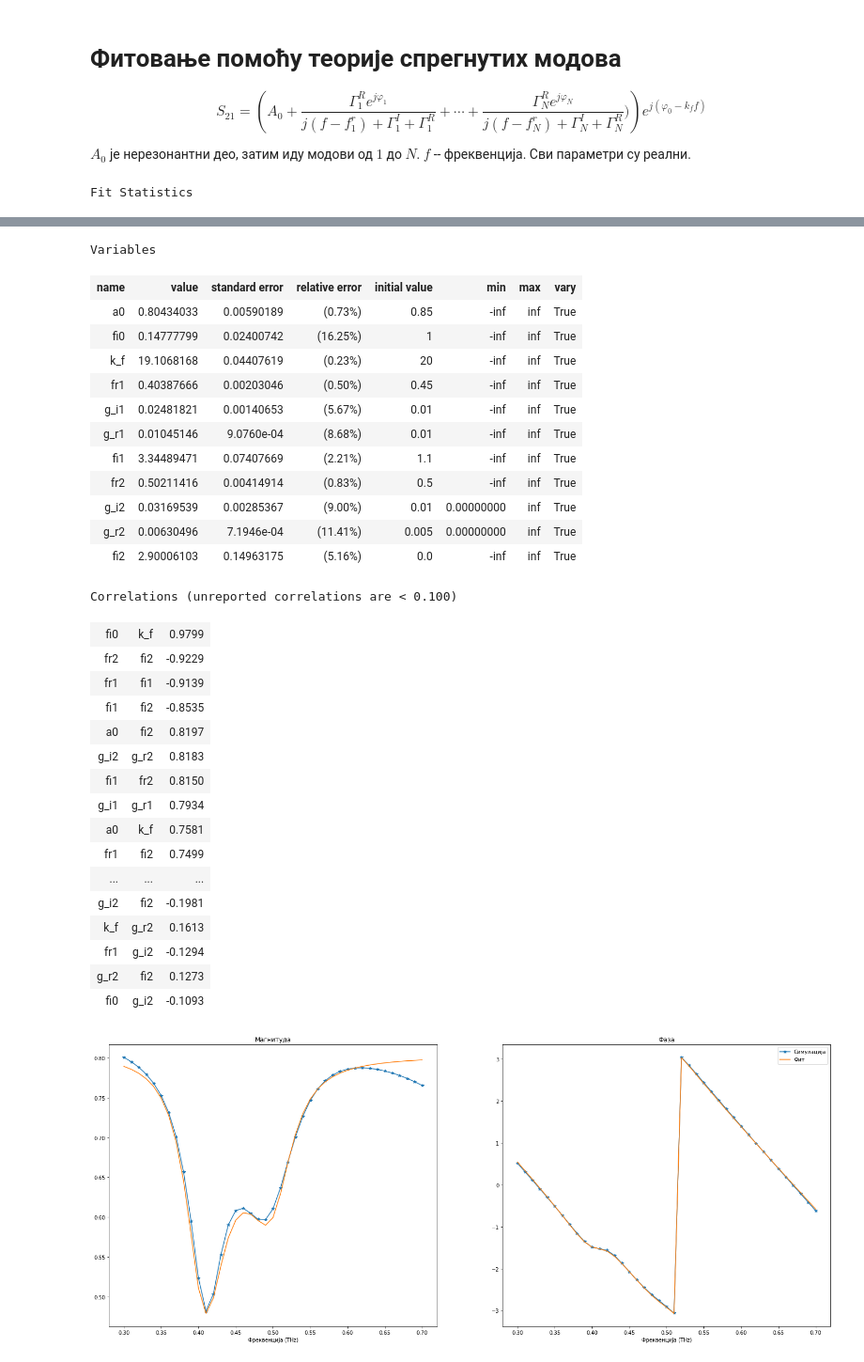
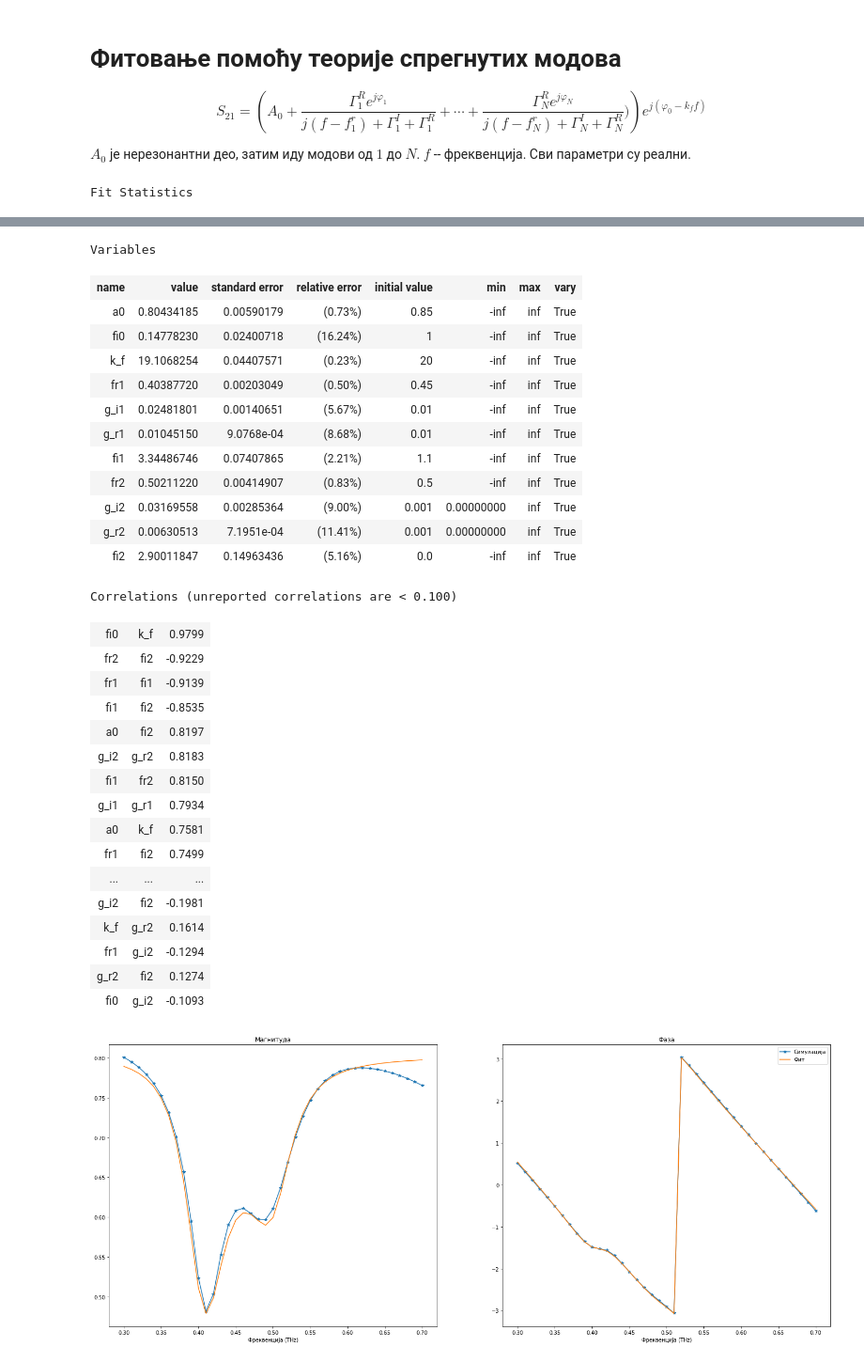
Before and after one commit to voja1986/TUNCHIR, a Jupyter notebook: f1.ipynb, the cells around one changed output, grey strips where cells are left out. Shown: that part at 94% size. Drawn from its saved outputs; the diff is of its cells as text; code cells hidden in the pictures.

```diff
--- a/f1.ipynb
+++ b/f1.ipynb
@@ -29,15 +29,21 @@ params.add('a0', value=0.85)
 params.add('fi0', value=1)
 params.add('k_f', value=20)
 
-params.add('fr', value=0.45)
-params.add('g_i', value=0.01)
-params.add('g_r', value=0.01)
-params.add('fi', value=1.1)
+params.add('fr1', value=0.45)
+params.add('g_i1', value=0.01)
+params.add('g_r1', value=0.01)
+params.add('fi1', value=1.1)
+
+params.add('fr2', value=0.5)
+params.add('g_i2', value=0.001, min=0)
+params.add('g_r2', value=0.001, min=0)
+params.add('fi2', value=0.0)
 
 def s21_model(params, freq):
     faza = params['fi0'] - freq*params['k_f']
     return np.exp(1j*faza)*(params['a0']
-     + f1mod(freq, params['fr'], params['g_i'], params['g_r'], params['fi']))
+     + f1mod(freq, params['fr1'], params['g_i1'], params['g_r1'], params['fi1'])
+     + f1mod(freq, params['fr2'], params['g_i2'], params['g_r2'], params['fi2']))
 
 def residual(params, freq, s21_data):
     dif = s21_data - s21_model(params, freq)
@@ -58,16 +64,16 @@ Fit Statistics
 Variables
 | name | value | standard error | relative error | initial value | min | max | vary |
-| a0 | 0.80434033 | 0.00590189 | (0.73%) | 0.85 | -inf | inf | True |
-| fi0 | 0.14777799 | 0.02400742 | (16.25%) | 1 | -inf | inf | True |
-| k_f | 19.1068168 | 0.04407619 | (0.23%) | 20 | -inf | inf | True |
-| fr1 | 0.40387666 | 0.00203046 | (0.50%) | 0.45 | -inf | inf | True |
-| g_i1 | 0.02481821 | 0.00140653 | (5.67%) | 0.01 | -inf | inf | True |
-| g_r1 | 0.01045146 | 9.0760e-04 | (8.68%) | 0.01 | -inf | inf | True |
-| fi1 | 3.34489471 | 0.07407669 | (2.21%) | 1.1 | -inf | inf | True |
-| fr2 | 0.50211416 | 0.00414914 | (0.83%) | 0.5 | -inf | inf | True |
-| g_i2 | 0.03169539 | 0.00285367 | (9.00%) | 0.01 | 0.00000000 | inf | True |
-| g_r2 | 0.00630496 | 7.1946e-04 | (11.41%) | 0.005 | 0.00000000 | inf | True |
-| fi2 | 2.90006103 | 0.14963175 | (5.16%) | 0.0 | -inf | inf | True |
+| a0 | 0.80434185 | 0.00590179 | (0.73%) | 0.85 | -inf | inf | True |
+| fi0 | 0.14778230 | 0.02400718 | (16.24%) | 1 | -inf | inf | True |
+| k_f | 19.1068254 | 0.04407571 | (0.23%) | 20 | -inf | inf | True |
+| fr1 | 0.40387720 | 0.00203049 | (0.50%) | 0.45 | -inf | inf | True |
+| g_i1 | 0.02481801 | 0.00140651 | (5.67%) | 0.01 | -inf | inf | True |
+| g_r1 | 0.01045150 | 9.0768e-04 | (8.68%) | 0.01 | -inf | inf | True |
+| fi1 | 3.34486746 | 0.07407865 | (2.21%) | 1.1 | -inf | inf | True |
+| fr2 | 0.50211220 | 0.00414907 | (0.83%) | 0.5 | -inf | inf | True |
+| g_i2 | 0.03169558 | 0.00285364 | (9.00%) | 0.001 | 0.00000000 | inf | True |
+| g_r2 | 0.00630513 | 7.1951e-04 | (11.41%) | 0.001 | 0.00000000 | inf | True |
+| fi2 | 2.90011847 | 0.14963436 | (5.16%) | 0.0 | -inf | inf | True |
 Correlations (unreported correlations are < 0.100)
 | fi0 | k_f | 0.9799 |
 | fr2 | fi2 | -0.9229 |
@@ -81,9 +87,9 @@ Correlations (unreported correlations are < 0.100)
 | fr1 | fi2 | 0.7499 |
 | ... | ... | ... |
 | g_i2 | fi2 | -0.1981 |
-| k_f | g_r2 | 0.1613 |
+| k_f | g_r2 | 0.1614 |
 | fr1 | g_i2 | -0.1294 |
-| g_r2 | fi2 | 0.1273 |
+| g_r2 | fi2 | 0.1274 |
 | fi0 | g_i2 | -0.1093 |
 # %%
 plt.figure(figsize=(25,10))
```
Also changed, not shown: parts of 1 cell of this notebook.
